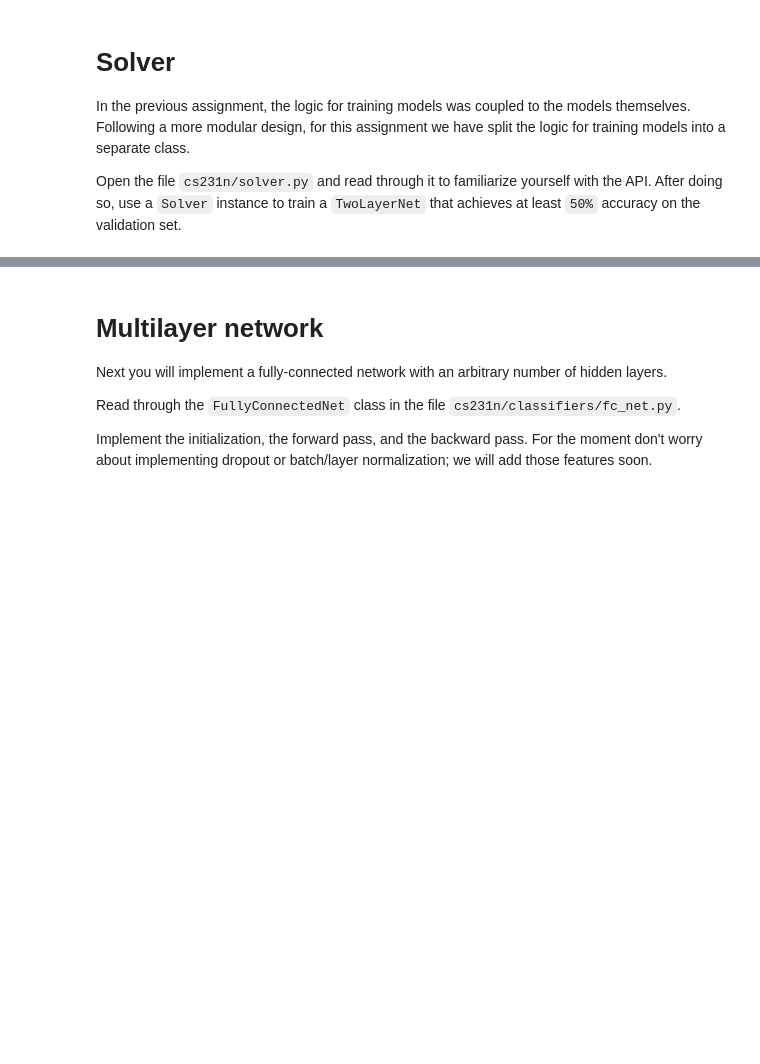
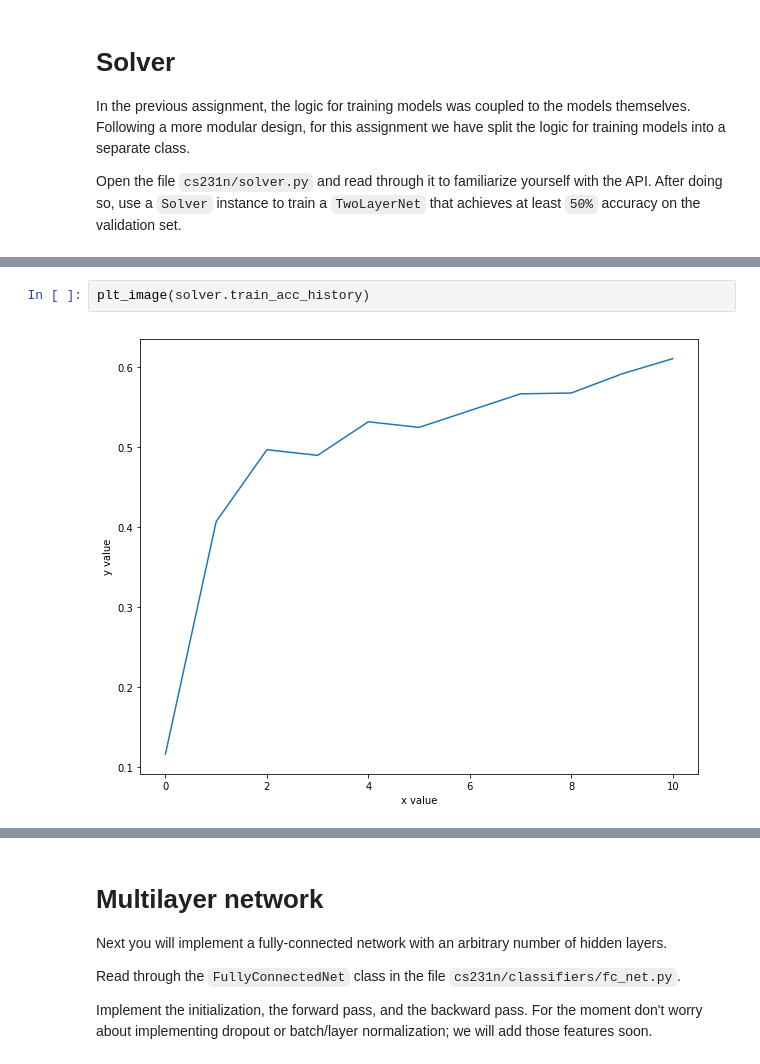
Before and after one commit to jay0jim/cs231n-camp, a Jupyter notebook: assignment/assignment2/FullyConnectedNets.ipynb, the cells around one changed output, grey strips where cells are left out. Cells and saved outputs as stored; diff of their text form; blank space fills up the shorter version.

```diff
--- a/assignment/assignment2/FullyConnectedNets.ipynb
+++ b/assignment/assignment2/FullyConnectedNets.ipynb
@@ -335,0 +382,4 @@ pass
+# %%
+plt_image(solver.train_acc_history)
+# %% [output]
+[figure, added]
```
Also changed, not shown: parts of 10 cells of this notebook, 2 other files.
